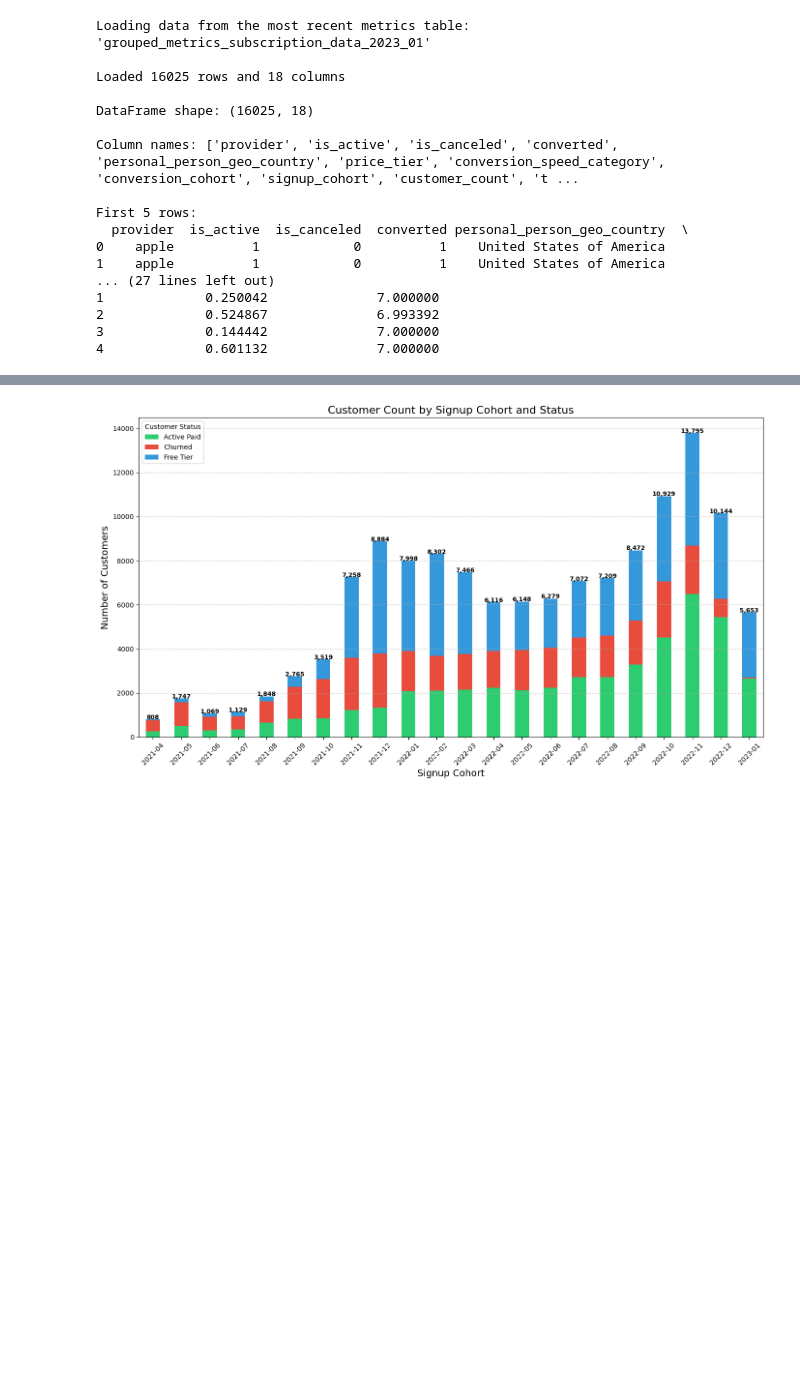
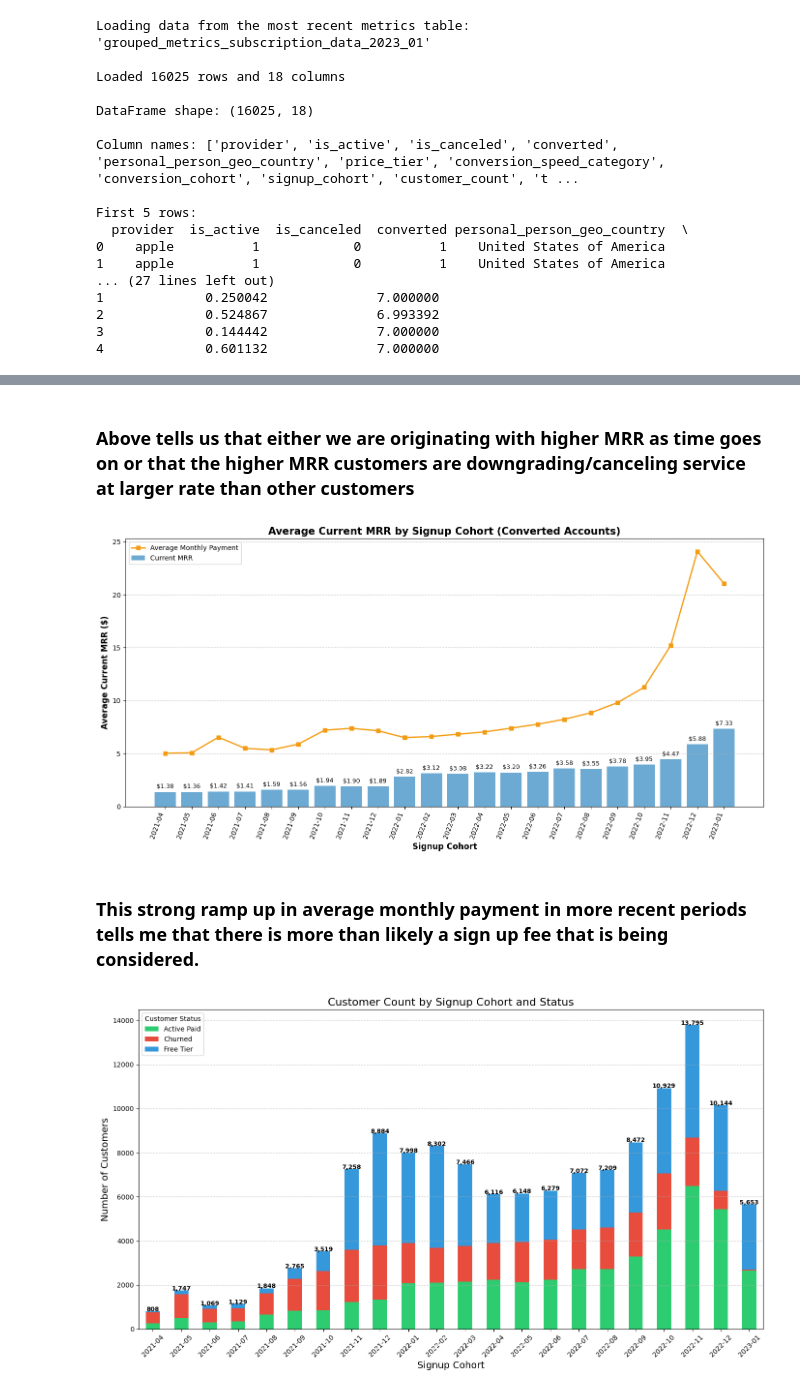
Before and after one commit to ConorJamesLeahy/retention_analysis_CJL, a Jupyter notebook: 4_Visualizations_Tables.ipynb, the cells around one changed output, grey strips where cells are left out. Saved outputs shown, nothing was run; the diff lists cells and outputs as text; code cells hidden in the pictures; blank space fills up the shorter version.

```diff
--- a/4_Visualizations_Tables.ipynb
+++ b/4_Visualizations_Tables.ipynb
@@ -128,3 +153,51 @@ First 5 rows:
+# %% [markdown]
+### Above tells us that either we are originating with higher MRR as time goes on or that the higher MRR customers are downgrading/canceling service at larger rate than other customers
+# %%
+# Filter for converted customers
+converted_df = df[df['converted'] == 1]
+
+# Group by signup cohort to see MRR patterns
+avg_mrr_by_cohort = converted_df.groupby('signup_cohort').agg({
+    'current_mrr': 'mean',
+    'avg_monthly_payment': 'mean',  # Including this for comparison
+    'oid': 'count'
+}).reset_index()
+
+# Sort by cohort chronologically
+avg_mrr_by_cohort = avg_mrr_by_cohort.sort_values('signup_cohort')
+
+# Plot to see if MRR changes by signup cohort
+plt.figure(figsize=(14, 7))
+
+# Create the bar chart for current MRR
+bars = plt.bar(avg_mrr_by_cohort['signup_cohort'], avg_mrr_by_cohort['current_mrr'],
+               alpha=0.7, color='#2E86C1', label='Current MRR')
+
+# Add a line for average monthly payment
+plt.plot(avg_mrr_by_cohort['signup_cohort'], avg_mrr_by_cohort['avg_monthly_payment'],
+         's-', color='#F39C12', linewidth=2, label='Average Monthly Payment')
+
+# Add value labels on top of bars
+for i, bar in enumerate(bars):
+    height = bar.get_height()
+    plt.text(bar.get_x() + bar.get_width()/2., height + 0.2,
+            f'${height:.2f}', ha='center', va='bottom', fontsize=9)
+
+plt.title('Average Current MRR by Signup Cohort (Converted Accounts)', fontsize=15, fontweight='bold')
+plt.xlabel('Signup Cohort', fontsize=12, fontweight='bold')
+plt.ylabel('Average Current MRR ($)', fontsize=12, fontweight='bold')
+plt.grid(axis='y', linestyle='--', alpha=0.7)
+plt.xticks(rotation=70, ha='right')
+
+# Fix the legend by specifying the correct label for each item
+plt.legend()
+
+plt.tight_layout()
+plt.show()
+# %% [output]
+[figure, added]
+# %% [markdown]
+### This strong ramp up in average monthly payment in more recent periods tells me that there is more than likely a sign up fee that is being considered.
 # %%
 # Group data by signup cohort and customer status
 cohort_status = grouped_df.groupby(['signup_cohort', 'is_active', 'is_canceled', 'converted'])['customer_count'].sum().reset_index()
```
Also changed, not shown: parts of 42 cells of this notebook, 11 other files.
